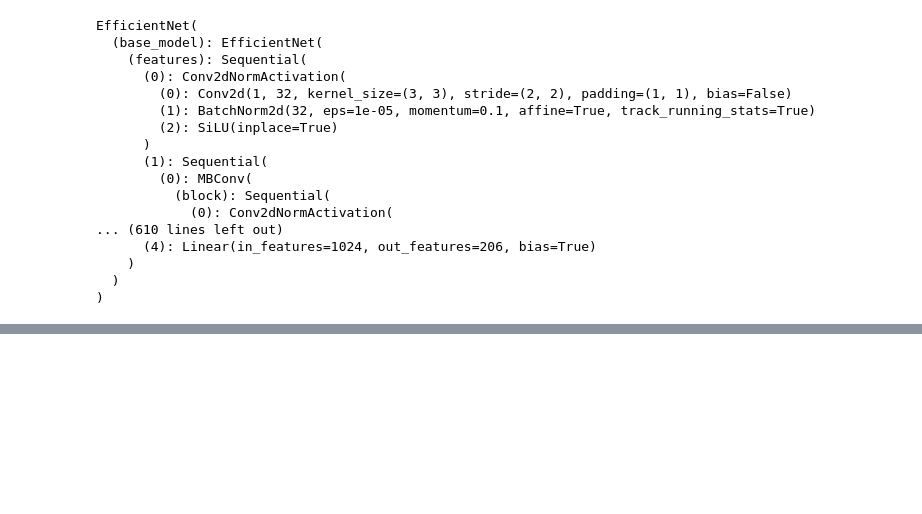
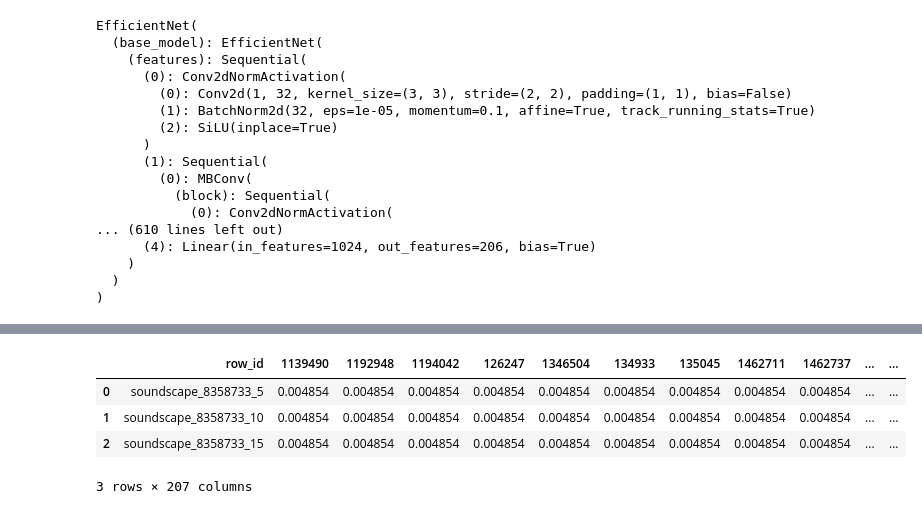
Before and after one commit to PelArtur/Audio_Processing_Labs, a Jupyter notebook: Lab3/inference.ipynb, the cells around one changed output, grey strips where cells are left out. Saved outputs shown, nothing was run; the diff lists cells and outputs as text; code cells hidden in the pictures; blank space fills up the shorter version.

```diff
--- a/Lab3/inference.ipynb
+++ b/Lab3/inference.ipynb
@@ -296,3 +315,13 @@ result = pd.DataFrame(rows)
 result.to_csv("sample_submission.csv", index=False)
 # %%
 torch.save(efficientnet.state_dict(), "efficientnetv2_b2.pt")
+# %%
+test = pd.read_csv("./birdclef-2025/sample_submission.csv")
+# %%
+test
+# %% [output]
+|  | row_id | 1139490 | 1192948 | 1194042 | 126247 | 1346504 | 134933 | 135045 | 1462711 | 1462737 | ... | ... |
+| 0 | soundscape_8358733_5 | 0.004854 | 0.004854 | 0.004854 | 0.004854 | 0.004854 | 0.004854 | 0.004854 | 0.004854 | 0.004854 | ... | ... |
+| 1 | soundscape_8358733_10 | 0.004854 | 0.004854 | 0.004854 | 0.004854 | 0.004854 | 0.004854 | 0.004854 | 0.004854 | 0.004854 | ... | ... |
+| 2 | soundscape_8358733_15 | 0.004854 | 0.004854 | 0.004854 | 0.004854 | 0.004854 | 0.004854 | 0.004854 | 0.004854 | 0.004854 | ... | ... |
+3 rows × 207 columns
```
Also changed, not shown: parts of 5 cells of this notebook, 9 other files.
